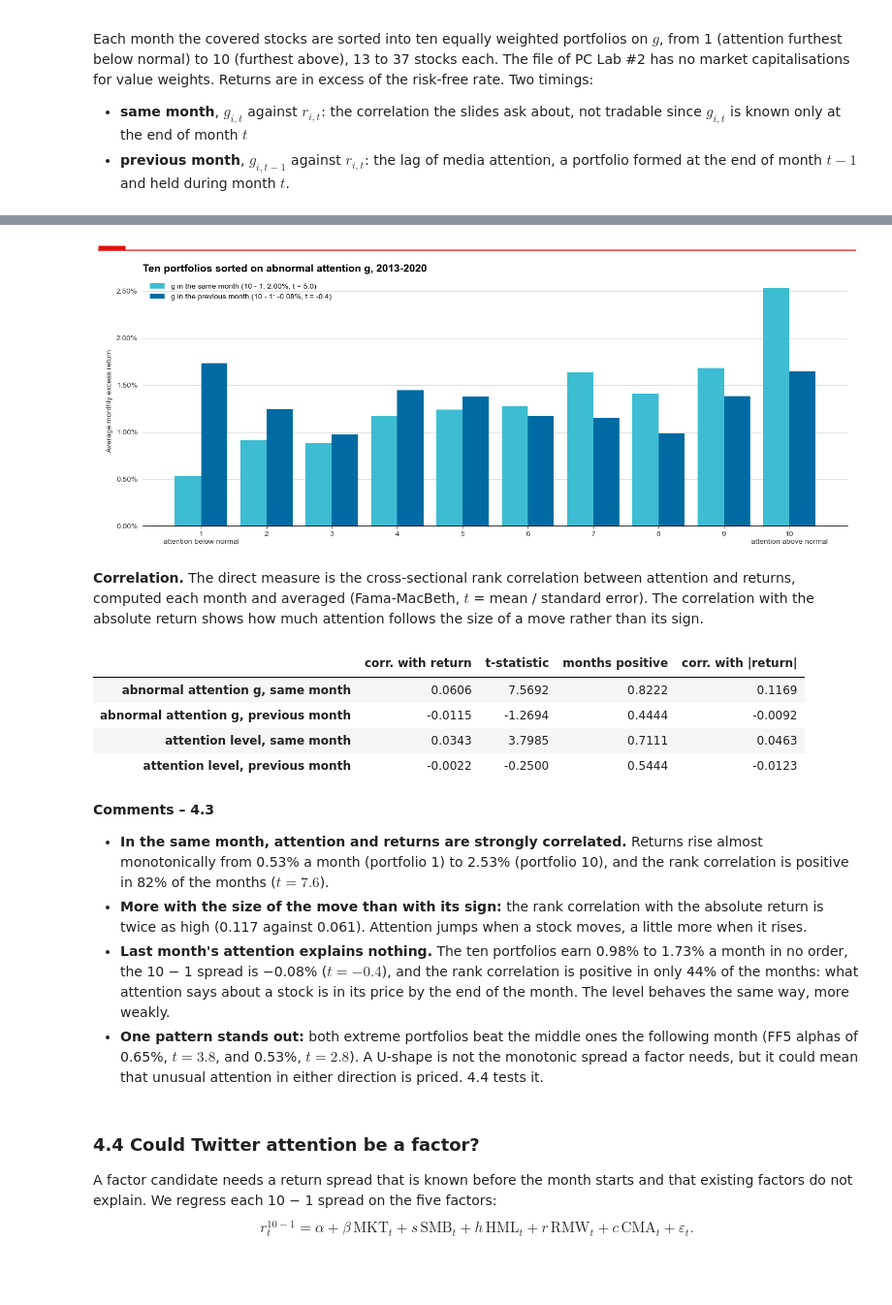
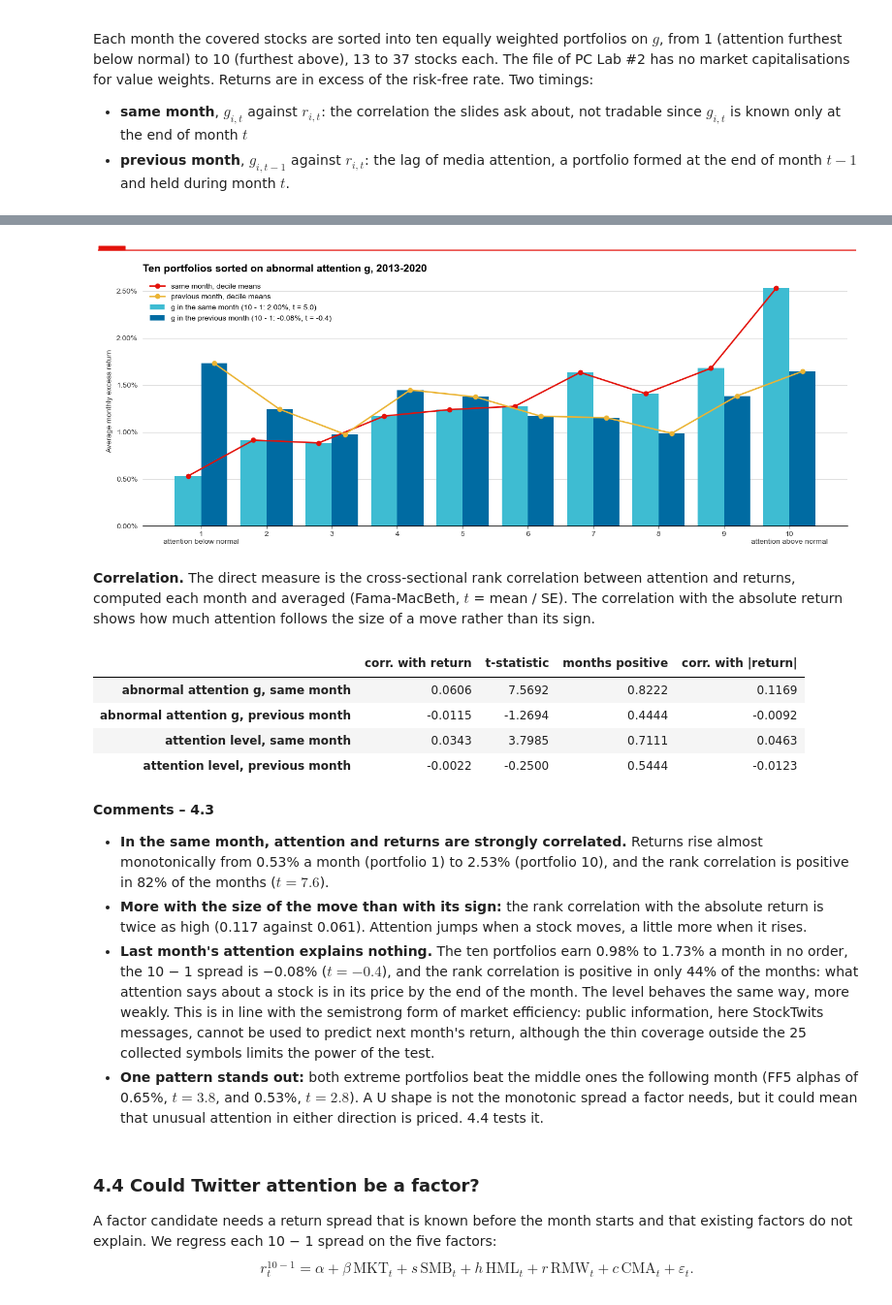
Before and after one commit to cboumans/Finance_with_Big_Data, a Jupyter notebook: lab3/PCLab3_Group4.ipynb, the cells around one changed output, grey strips where cells are left out. Shown at 97% size. Saved outputs shown, nothing was run; the diff lists cells and outputs as text; code cells hidden in the pictures; blank space fills up the shorter version.

```diff
--- a/lab3/PCLab3_Group4.ipynb
+++ b/lab3/PCLab3_Group4.ipynb
@@ -1144,22 +1145,25 @@ Returns 2013-01 to 2020-06 with g of the same month, 2013-02 to 2020-07 with g o
 # %%
 fig, ax = plt.subplots(figsize=(14, 5.5))
 positions = np.arange(10)
 
 ax.bar(positions - 0.2, decile_table["same month: return"].iloc[:10], width=0.4, color=ECONOMIST_COLORS[1],
        label=f"g in the same month (10 - 1: {decile_table.loc['10 - 1', 'same month: return']:.2%}, t = {decile_table.loc['10 - 1', 'same month: t']:.1f})")
 ax.bar(positions + 0.2, decile_table["previous month: return"].iloc[:10], width=0.4, color=ECONOMIST_COLORS[0],
        label=f"g in the previous month (10 - 1: {decile_table.loc['10 - 1', 'previous month: return']:.2%}, t = {decile_table.loc['10 - 1', 'previous month: t']:.1f})")
 ax.set_xticks(positions, ["1\nattention below normal"] + [str(d) for d in range(2, 10)] + ["10\nattention above normal"])
 ax.yaxis.set_major_formatter(PercentFormatter(1))
 ax.set_ylabel("Average monthly excess return")
 ax.set_title("Ten portfolios sorted on abnormal attention g, 2013-2020")
 ax.grid(False, axis="x")
+for column, x, color, label in [("same month: return", np.subtract(positions, 0.2), ECONOMIST_RED, "same month, decile means"),
+                                ("previous month: return", np.add(positions, 0.2), ECONOMIST_COLORS[3], "previous month, decile means")]:
+    ax.plot(x, decile_table[column].iloc[:10], color=color, marker="o", lw=2, label=label)
 ax.legend(loc="upper left")
 show()
 # %% [output]
-[figure, old version]
+[figure, new version]
 # %% [markdown]
-**Correlation.** The direct measure is the cross-sectional rank correlation between attention and returns, computed each month and averaged (Fama-MacBeth, $t$ = mean / standard error). The correlation with the absolute return shows how much attention follows the size of a move rather than its sign.
+**Correlation.** The direct measure is the cross-sectional rank correlation between attention and returns, computed each month and averaged (Fama-MacBeth, $t$ = mean / SE). The correlation with the absolute return shows how much attention follows the size of a move rather than its sign.
 # %%
 def monthly_correlations(signal, values, lag):
     '''Rank correlation across stocks between the signal (same or previous month) and the values, for each month.'''
@@ -1189,8 +1193,8 @@ pd.DataFrame(rows).T
 
 - **In the same month, attention and returns are strongly correlated.** Returns rise almost monotonically from 0.53% a month (portfolio 1) to 2.53% (portfolio 10), and the rank correlation is positive in 82% of the months ($t = 7.6$).
 - **More with the size of the move than with its sign:** the rank correlation with the absolute return is twice as high (0.117 against 0.061). Attention jumps when a stock moves, a little more when it rises.
-- **Last month's attention explains nothing.** The ten portfolios earn 0.98% to 1.73% a month in no order, the 10 − 1 spread is −0.08% ($t = −0.4$), and the rank correlation is positive in only 44% of the months: what attention says about a stock is in its price by the end of the month. The level behaves the same way, more weakly.
-- **One pattern stands out:** both extreme portfolios beat the middle ones the following month (FF5 alphas of 0.65%, $t = 3.8$, and 0.53%, $t = 2.8$). A U-shape is not the monotonic spread a factor needs, but it could mean that unusual attention in either direction is priced. 4.4 tests it.
+- **Last month's attention explains nothing.** The ten portfolios earn 0.98% to 1.73% a month in no order, the 10 − 1 spread is −0.08% ($t = −0.4$), and the rank correlation is positive in only 44% of the months: what attention says about a stock is in its price by the end of the month. The level behaves the same way, more weakly. This is in line with the semistrong form of market efficiency: public information, here StockTwits messages, cannot be used to predict next month's return, although the thin coverage outside the 25 collected symbols limits the power of the test.
+- **One pattern stands out:** both extreme portfolios beat the middle ones the following month (FF5 alphas of 0.65%, $t = 3.8$, and 0.53%, $t = 2.8$). A U shape is not the monotonic spread a factor needs, but it could mean that unusual attention in either direction is priced. 4.4 tests it.
 # %% [markdown]
 ### 4.4 Could Twitter attention be a factor?
 A factor candidate needs a return spread that is known before the month starts and that existing factors do not explain. We regress each 10 − 1 spread on the five factors:
```
Also changed, not shown: parts of 5 cells of this notebook.
